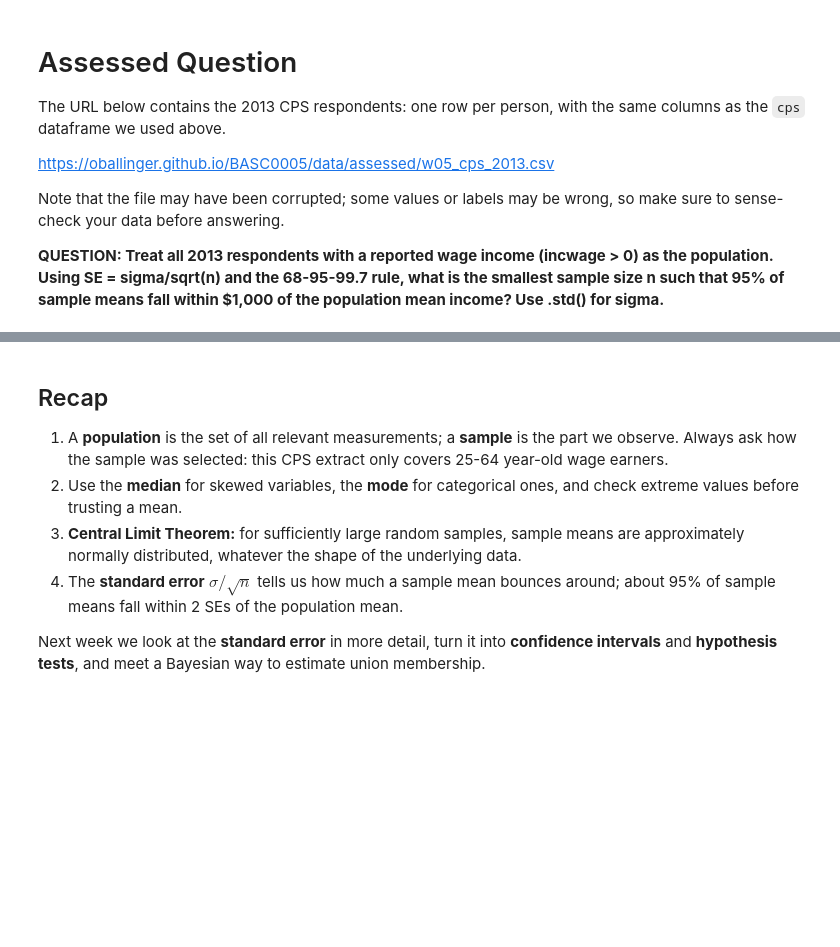
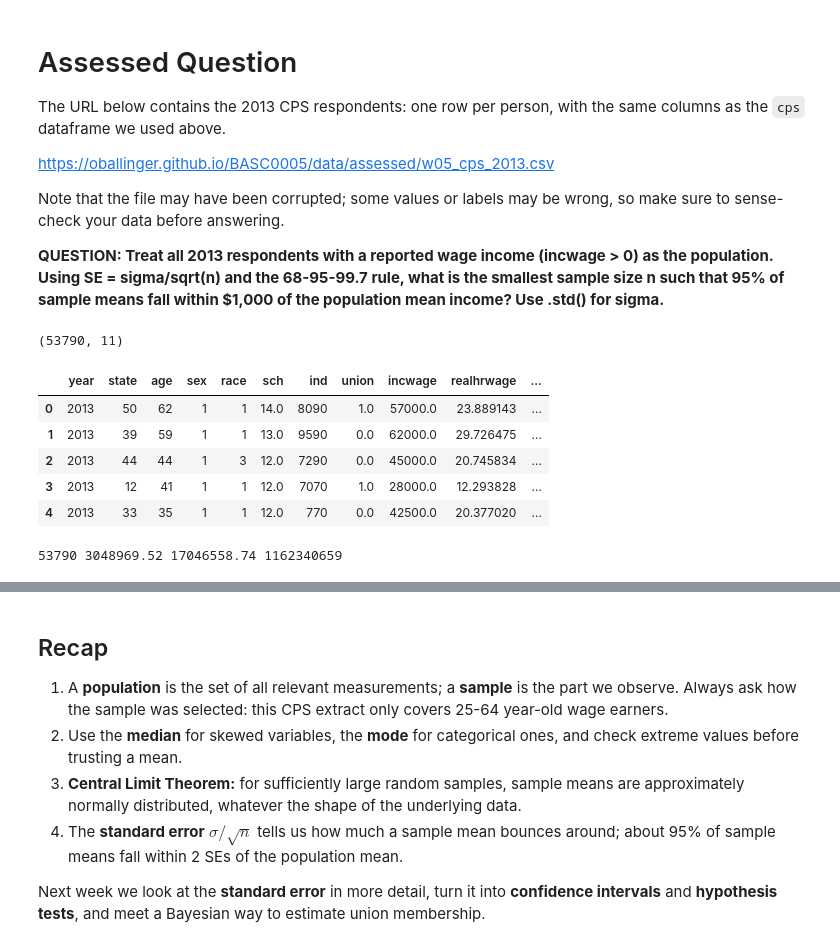
Before and after one commit to aydaugurel-web/QM2, a Jupyter notebook: notebooks/W05. Distributions and Basic Statistics.ipynb, the cells around one changed output, grey strips where cells are left out. Drawn from its saved outputs; the diff is of its cells as text; code cells hidden in the pictures; blank space fills up the shorter version.

```diff
--- a/notebooks/W05. Distributions and Basic Statistics.ipynb
+++ b/notebooks/W05. Distributions and Basic Statistics.ipynb
@@ -410,4 +410,39 @@ Note that the file may have been corrupted; some values or labels may be wrong,
 
 **QUESTION: Treat all 2013 respondents with a reported wage income (incwage > 0) as the population. Using SE = sigma/sqrt(n) and the 68-95-99.7 rule, what is the smallest sample size n such that 95% of sample means fall within $1,000 of the population mean income? Use .std() for sigma.**
 # %%
-# your code here
+import numpy as np
+import pandas as pd
+
+#i'll load my personal dataset (2013 CPS respondents, one row per person)
+
+cps = pd.read_csv("/content/w05_cps_2013.csv")
+print(cps.shape)
+cps.head()
+# %% [output]
+(53790, 11)
+|  | year | state | age | sex | race | sch | ind | union | incwage | realhrwage | ... |
+| 0 | 2013 | 50 | 62 | 1 | 1 | 14.0 | 8090 | 1.0 | 57000.0 | 23.889143 | ... |
+| 1 | 2013 | 39 | 59 | 1 | 1 | 13.0 | 9590 | 0.0 | 62000.0 | 29.726475 | ... |
+| 2 | 2013 | 44 | 44 | 1 | 3 | 12.0 | 7290 | 0.0 | 45000.0 | 20.745834 | ... |
+| 3 | 2013 | 12 | 41 | 1 | 1 | 12.0 | 7070 | 1.0 | 28000.0 | 12.293828 | ... |
+| 4 | 2013 | 33 | 35 | 1 | 1 | 12.0 | 770 | 0.0 | 42500.0 | 20.377020 | ... |
+# %%
+#i want to ask how big must a sample be so that 95% of sample means land within 1,000USD of the population mean income.
+
+#population = everyone with incwage > 0
+
+pop = cps[cps["incwage"] > 0]
+
+#sigma = the population STD of income
+
+sigma = pop["incwage"].std()
+
+#68-95-99.7 rule: 95% of sample means fall within 2 SE of the mean so i need 2*SE <= 1000
+#where SE = sigma / sqrt(n)
+
+#so: n = (2*sigma / 1000)**2
+
+n = (2 * sigma / 1000) ** 2
+print(len(pop), round(pop["incwage"].mean(), 2), round(sigma, 2), round(n))
+# %% [output]
+53790 3048969.52 17046558.74 1162340659
```
Also changed, not shown: parts of 7 cells of this notebook.
